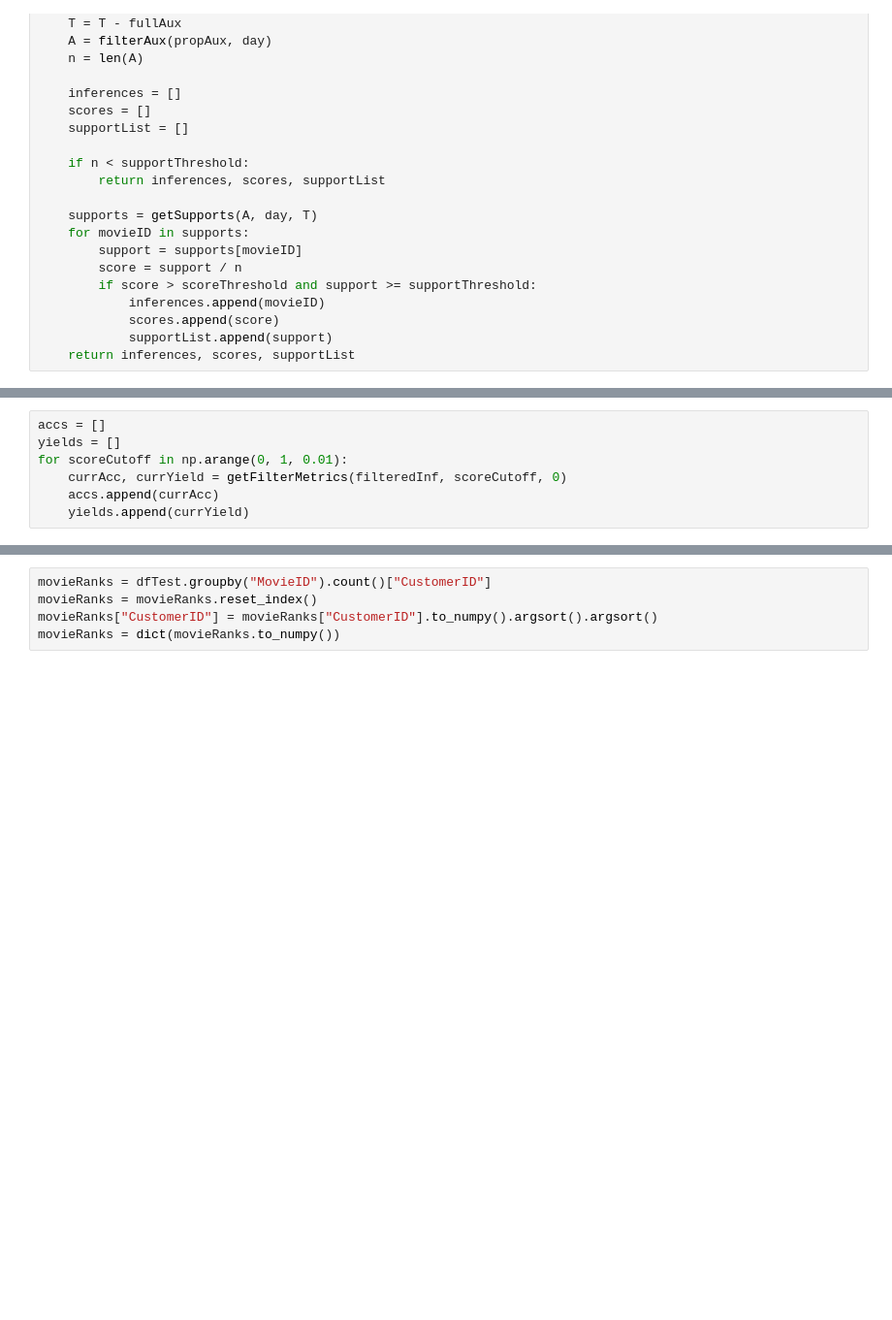
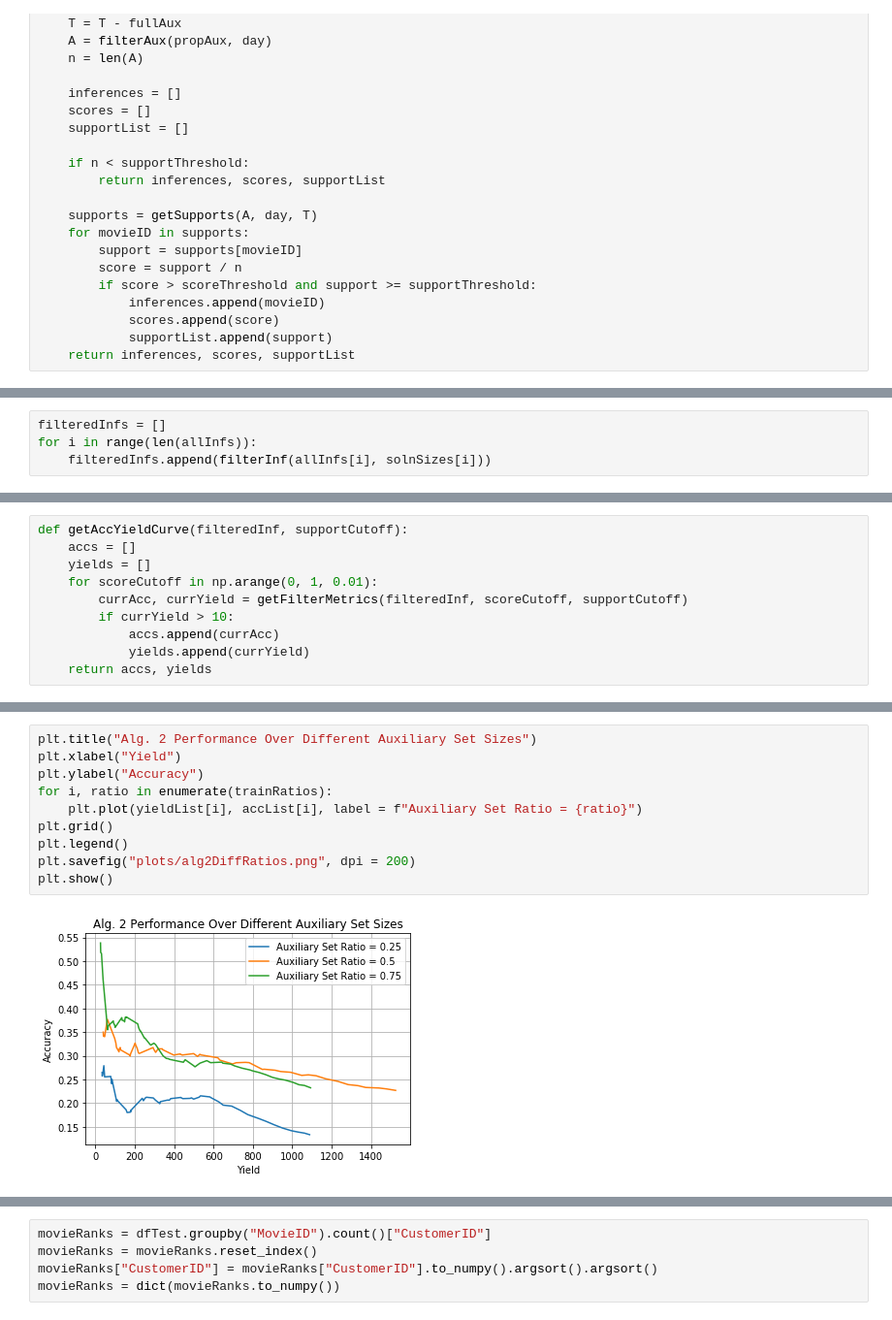
Before and after one commit to vietnguyen98/MSE234CFProject, a Jupyter notebook: cleaning.ipynb, the cells around one changed output, grey strips where cells are left out. Shown at 97% size. Drawn from its saved outputs; the diff is of its cells as text; blank space fills up the shorter version.

```diff
--- a/cleaning.ipynb
+++ b/cleaning.ipynb
@@ -471,0 +500,4 @@ np.sum([x[5] for x in filteredInf]) / len(filteredInf)
+# %%
+filteredInfs = []
+for i in range(len(allInfs)):
+    filteredInfs.append(filterInf(allInfs[i], solnSizes[i]))
@@ -486,7 +517,10 @@ getFilterMetrics(filteredInf, 0.1, 0)
 # %%
-accs = []
-yields = []
-for scoreCutoff in np.arange(0, 1, 0.01):
-    currAcc, currYield = getFilterMetrics(filteredInf, scoreCutoff, 0)
-    accs.append(currAcc)
-    yields.append(currYield)
+def getAccYieldCurve(filteredInf, supportCutoff):
+    accs = []
+    yields = []
+    for scoreCutoff in np.arange(0, 1, 0.01):
+        currAcc, currYield = getFilterMetrics(filteredInf, scoreCutoff, supportCutoff)
+        if currYield > 10:
+            accs.append(currAcc)
+            yields.append(currYield)
+    return accs, yields
@@ -492,0 +534,12 @@ for scoreCutoff in np.arange(0, 1, 0.01):
+# %%
+plt.title("Alg. 2 Performance Over Different Auxiliary Set Sizes")
+plt.xlabel("Yield")
+plt.ylabel("Accuracy")
+for i, ratio in enumerate(trainRatios):
+    plt.plot(yieldList[i], accList[i], label = f"Auxiliary Set Ratio = {ratio}")
+plt.grid()
+plt.legend()
+plt.savefig("plots/alg2DiffRatios.png", dpi = 200)
+plt.show()
+# %% [output]
+[figure, added]
```
Also changed, not shown: parts of 21 cells of this notebook.
